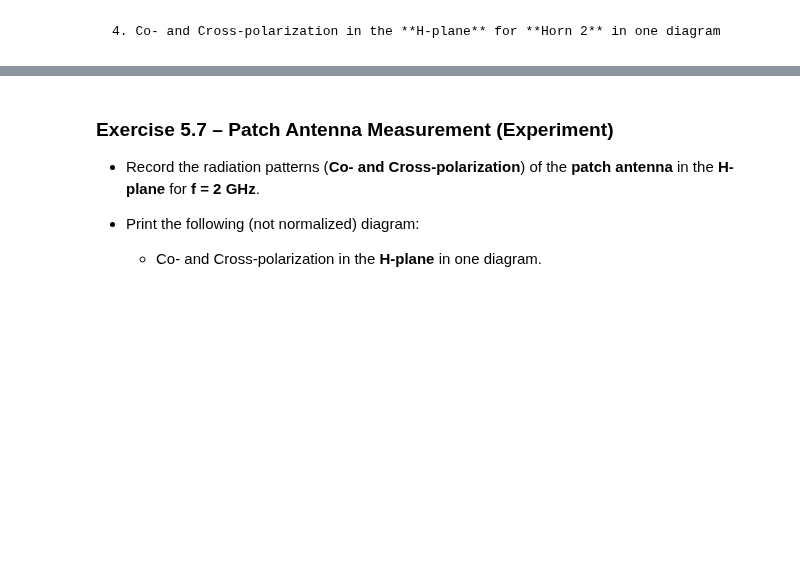
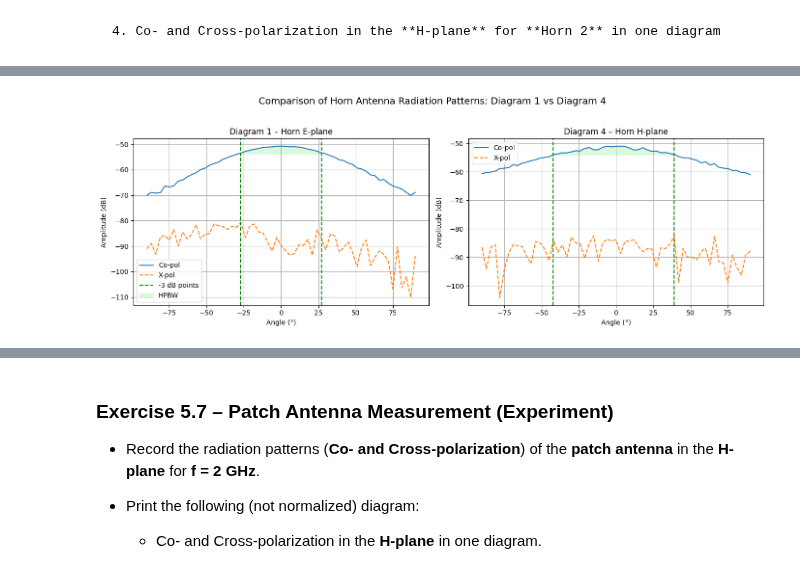
Before and after one commit to NortheLo/Microwave_Eng_Lab, a Jupyter notebook: Lab5_Antennas/Lab5_Antennas_Group1.ipynb, the cells around one changed output, grey strips where cells are left out. Drawn from its saved outputs; the diff is of its cells as text; code cells hidden in the pictures; blank space fills up the shorter version.

```diff
--- a/Lab5_Antennas/Lab5_Antennas_Group1.ipynb
+++ b/Lab5_Antennas/Lab5_Antennas_Group1.ipynb
@@ -231,0 +261,82 @@ Nulls found at angles (deg): []
+# %%
+def load_fields(co_path, x_path):
+    co_data = loadMatlabData(co_path)['messdummy'][0]
+    x_data = loadMatlabData(x_path)['messdummy'][0]
+    angles = co_data['angles'].flatten()
+    E_co = 20 * np.log10(np.abs(co_data['measured_data'].flatten()))
+    E_x = 20 * np.log10(np.abs(x_data['measured_data'].flatten()))
+    return angles, E_co, E_x
+
+def plot_comparison_subplots(co_paths, x_paths, titles, prominence=5):
+    fig, axs = plt.subplots(1, 2, figsize=(14, 5))
+
+    for i in range(2):
+        angles, E_co, E_x = load_fields(co_paths[i], x_paths[i])
+        ax = axs[i]
+
+        # Plot Co and X
+        ax.plot(angles, E_co, label="Co-pol")
+        ax.plot(angles, E_x, '--', label="X-pol")
+
+        # HPBW
+        max_E = np.max(E_co)
+        threshold = max_E - 3
+        hpbw_idx = np.where(E_co >= threshold)[0]
+        if len(hpbw_idx) >= 2:
+            left = angles[hpbw_idx[0]]
+            right = angles[hpbw_idx[-1]]
+            ax.axvline(left, linestyle='--', color='green', label='-3 dB points' if i == 0 else "")
+            ax.axvline(right, linestyle='--', color='green')
+            ax.fill_between(angles, E_co, threshold,
+                            where=(angles >= left) & (angles <= right),
+                            color='lightgreen', alpha=0.3, label='HPBW' if i == 0 else "")
+            # XPS
+            in_hpbw = (angles >= left) & (angles <= right)
+            G_co = np.max(E_co[in_hpbw])
+            G_x = np.max(E_x[in_hpbw])
+            xps = G_co - G_x
+            print(f"\n📊 {titles[i]}")
+            print(f"HPBW: {right - left:.2f}° (from {left:.1f}° to {right:.1f}°)")
+            print(f"XPS: {xps:.2f} dB")
+        else:
+            print(f"\n⚠️ HPBW could not be determined for {titles[i]}")
+
+        # Nulls (only if found)
+        null_idx, _ = find_peaks(-E_co, prominence=prominence)
+        if len(null_idx) > 0:
+            null_angles = angles[null_idx]
+            null_values = E_co[null_idx]
+            ax.plot(null_angles, null_values, 'ro', label="Nulls" if i == 0 else "")
+            for a, v in zip(null_angles, null_values):
+                ax.text(a, v - 3, f"{a:.0f}°", ha='center', fontsize=7, color='red')
+            print("Nulls at:", [f"{a:.1f}°" for a in null_angles])
+        else:
+            print("No nulls found.")
+
+        # Labels and title
+        ax.set_title(titles[i])
+        ax.set_xlabel("Angle (°)")
+        ax.set_ylabel("Amplitude (dB)")
+        ax.grid(True)
+        ax.legend()
+
+    plt.suptitle("Comparison of Horn Antenna Radiation Patterns: Diagram 1 vs Diagram 4", fontsize=14)
+    plt.tight_layout(rect=[0, 0, 1, 0.95])
+    plt.show()
+
+# === FILE PATHS ===
+co_paths = [
+    "Microwave_lab_07_07_25/Measurement_Antennas/Uncalibrated/561_HornEplane_Co.mat",   # Diagram 1
+    "Microwave_lab_07_07_25/Measurement_Antennas/Uncalibrated/564_HornHplane_Co.mat"    # Diagram 4
+]
+
+x_paths = [
+    "Microwave_lab_07_07_25/Measurement_Antennas/Uncalibrated/561_HornEplane_X.mat",    # Diagram 1
+    "Microwave_lab_07_07_25/Measurement_Antennas/Uncalibrated/564_HornHplane_X.mat"     # Diagram 4
+]
+
+titles = ["Diagram 1 – Horn E-plane", "Diagram 4 – Horn H-plane"]
+
+# === CALL FUNCTION ===
+plot_comparison_subplots(co_paths, x_paths, titles)
+# %% [output]
@@ -231,0 +352 @@ Nulls found at angles (deg): []
+[figure, added]
```
Also changed, not shown: parts of 10 cells of this notebook.
